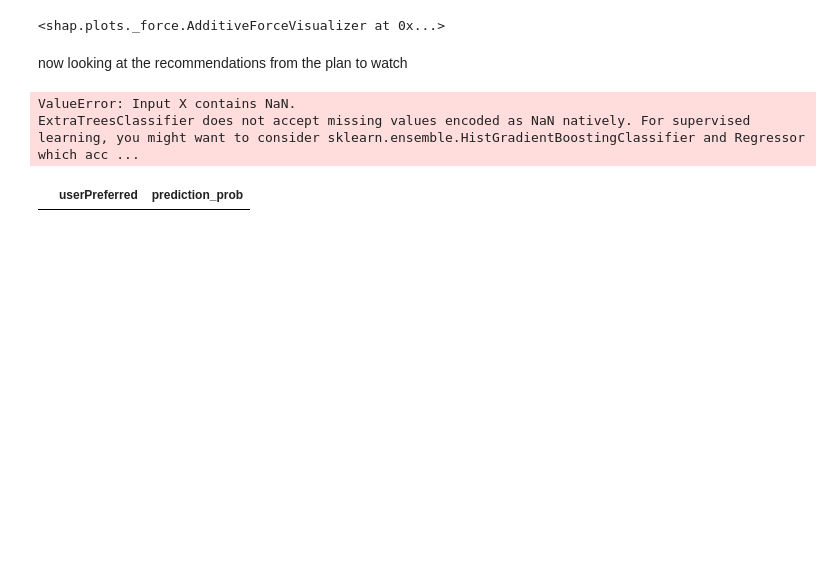
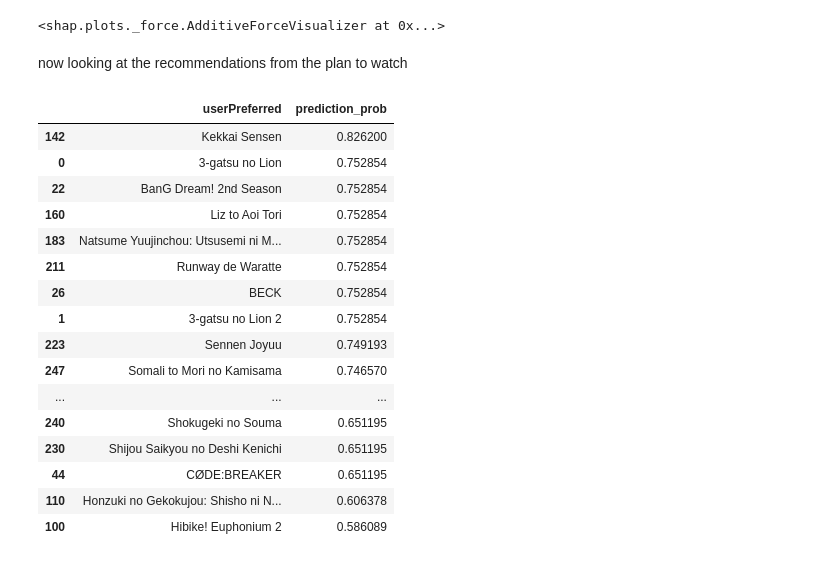
Before and after one commit to thems22/anime_classification, a Jupyter notebook: ExtreTree_model.ipynb, the cells around one changed output. Drawn from its saved outputs; the diff is of its cells as text; code cells hidden in the pictures; blank space fills up the shorter version.

```diff
--- a/ExtreTree_model.ipynb
+++ b/ExtreTree_model.ipynb
@@ -163,18 +164,32 @@ now looking at the recommendations from the plan to watch
 for i in selected_features:
     if i not in df_plan_to_watch.columns:
         df_plan_to_watch[i] = 0
+df_plan_to_watch = df_plan_to_watch.dropna(subset=selected_features)
 df_plan_to_watch['prediction'] = model.predict(df_plan_to_watch[selected_features])
 df_plan_to_watch['prediction_prob'] = model.predict_proba(df_plan_to_watch[selected_features]).max(axis=1)
 df_plan_to_watch['prediction'].value_counts()
 df_plan_to_watch = df_plan_to_watch.dropna(subset=selected_features)
 df_plan_to_watch = df_plan_to_watch.reset_index(drop=True)
-# %% [output]
-ValueError: Input X contains NaN.
-ExtraTreesClassifier does not accept missing values encoded as NaN natively. For supervised learning, you might want to consider sklearn.ensemble.HistGradientBoostingClassifier and Regressor which acc ...
 # %%
-df_plan_to_watch[df_plan_to_watch['prediction']==3].sort_values(by='prediction_prob', ascending=False).head(15)[['userPreferred', 'prediction_prob']]
+df_plan_to_watch[df_plan_to_watch['prediction']==3].sort_values(by='prediction_prob', ascending=False).head(20)[['userPreferred', 'prediction_prob']]
 # %% [output]
 |  | userPreferred | prediction_prob |
+| 142 | Kekkai Sensen | 0.826200 |
+| 0 | 3-gatsu no Lion | 0.752854 |
+| 22 | BanG Dream! 2nd Season | 0.752854 |
+| 160 | Liz to Aoi Tori | 0.752854 |
+| 183 | Natsume Yuujinchou: Utsusemi ni M... | 0.752854 |
+| 211 | Runway de Waratte | 0.752854 |
+| 26 | BECK | 0.752854 |
+| 1 | 3-gatsu no Lion 2 | 0.752854 |
+| 223 | Sennen Joyuu | 0.749193 |
+| 247 | Somali to Mori no Kamisama | 0.746570 |
+| ... | ... | ... |
+| 240 | Shokugeki no Souma | 0.651195 |
+| 230 | Shijou Saikyou no Deshi Kenichi | 0.651195 |
+| 44 | CØDE:BREAKER | 0.651195 |
+| 110 | Honzuki no Gekokujou: Shisho ni N... | 0.606378 |
+| 100 | Hibike! Euphonium 2 | 0.586089 |
 # %%
 df_plan_to_watch[df_plan_to_watch['prediction']==2].sort_values(by='prediction_prob', ascending=False).head(15)[['userPreferred', 'prediction_prob']]
 # %% [output]
```
Also changed, not shown: parts of 10 cells of this notebook, 1 other file.
